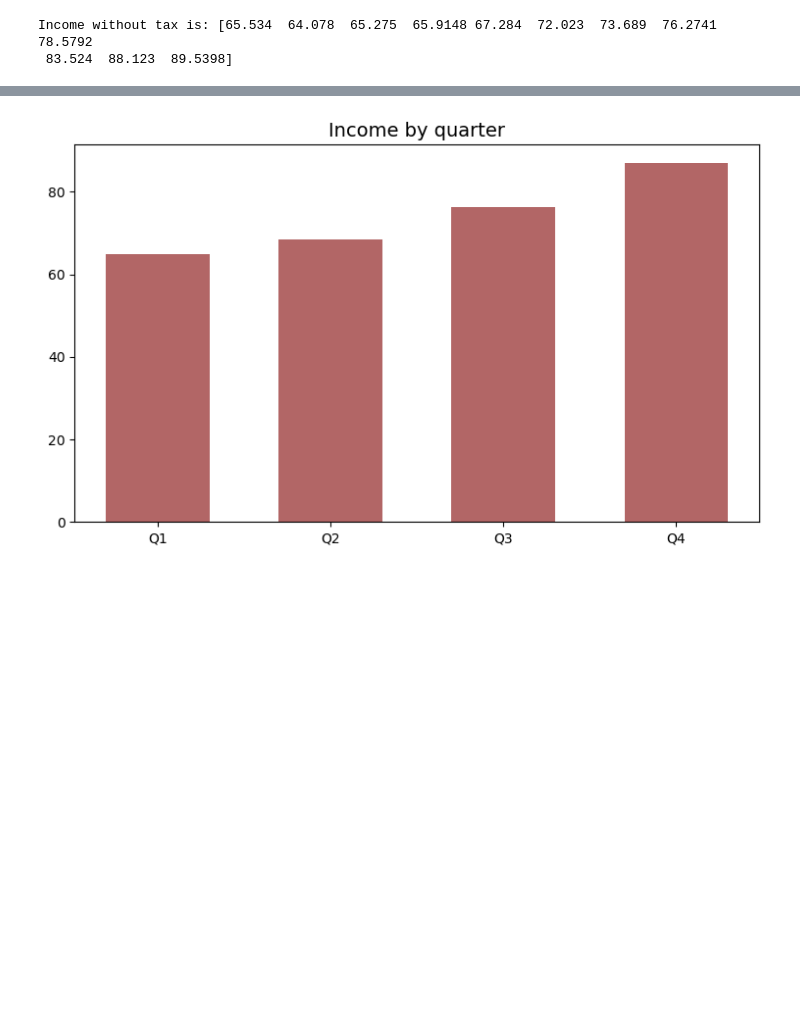
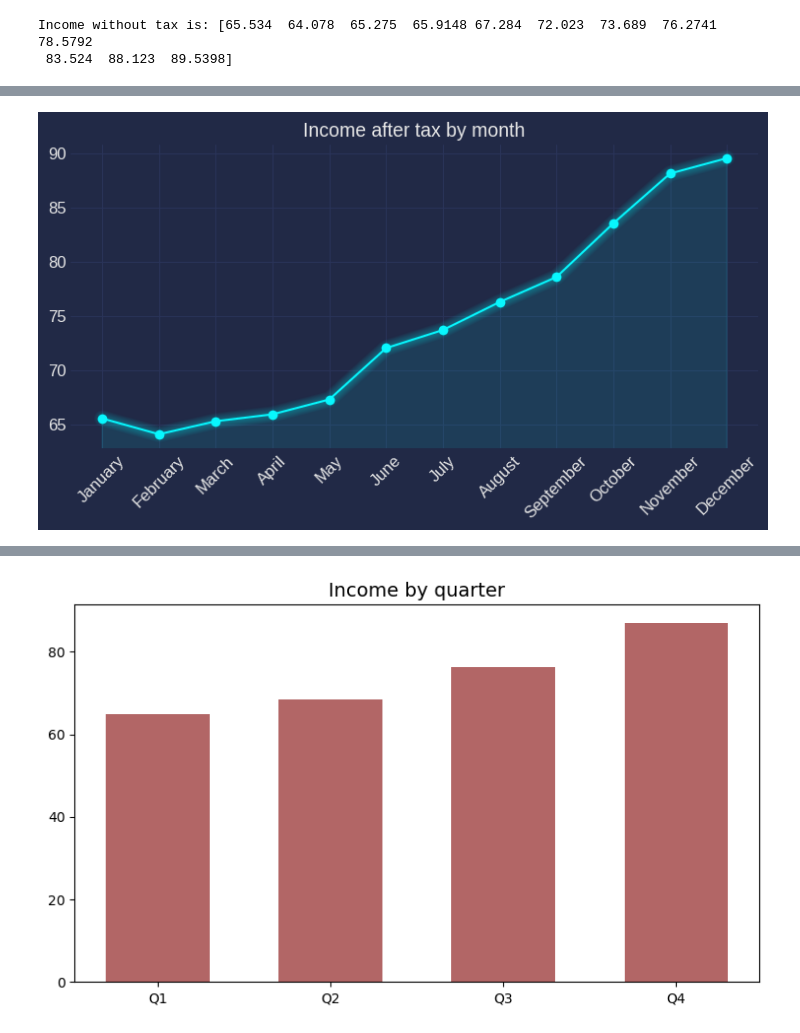
Before and after one commit to Derniska/python_practice_7, a Jupyter notebook: Untitled.ipynb, the cells around one changed output, grey strips where cells are left out. Saved outputs shown, nothing was run; the diff lists cells and outputs as text; code cells hidden in the pictures; blank space fills up the shorter version.

```diff
--- a/Untitled.ipynb
+++ b/Untitled.ipynb
@@ -48,0 +56,13 @@ plt.show()
+# %%
+import mplcyberpunk
+plt.style.use('cyberpunk')
+plt.figure(figsize = (9,4))
+plt.plot(fin_res['Month'], fin_res['Income_without_tax'], label = 'Income without tax', marker = 'o')
+plt.grid(True)
+plt.xticks(rotation = 45, size = 12)
+plt.yticks( size = 12)
+plt.title('Income after tax by month', size = 14)
+mplcyberpunk.add_glow_effects()
+plt.show()
+# %% [output]
+[figure, added]
```
Also changed, not shown: parts of 23 cells of this notebook.
